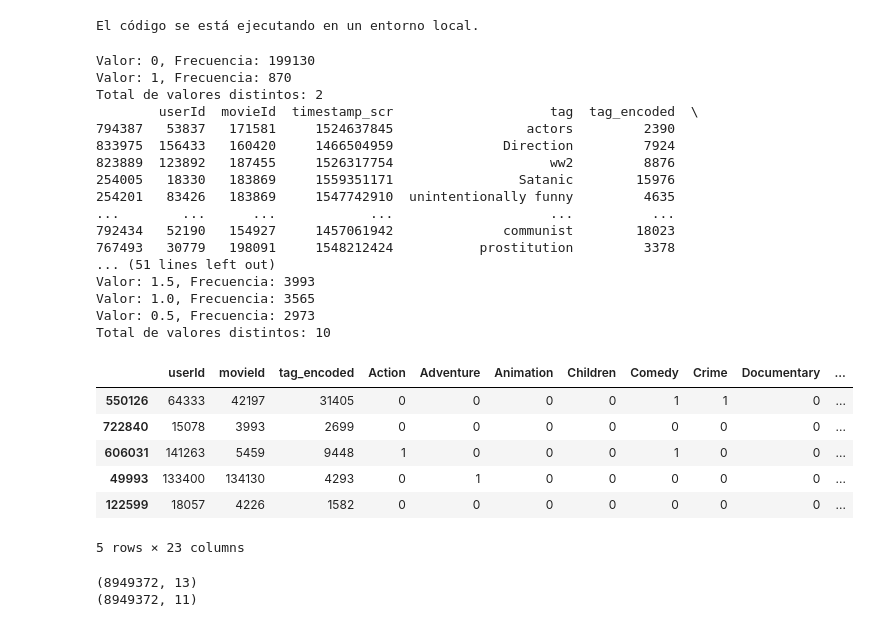
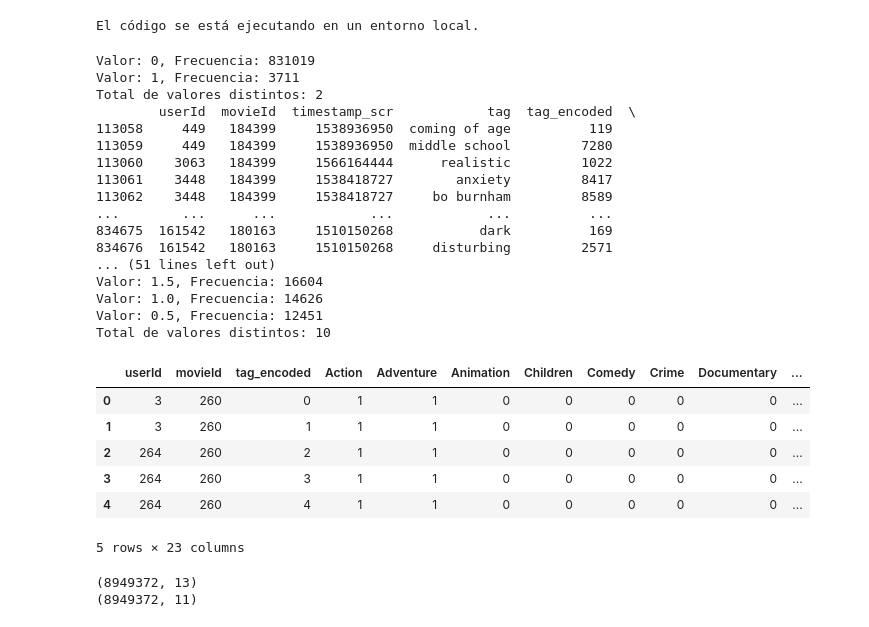
Before and after one commit to Jaime44/WorkSpace, a Jupyter notebook: models/neural network/00_NN_Recommender_system_movie.ipynb, the cells around one changed output. Cells and saved outputs as stored; diff of their text form; code cells hidden in the pictures.

```diff
--- a/models/neural network/00_NN_Recommender_system_movie.ipynb
+++ b/models/neural network/00_NN_Recommender_system_movie.ipynb
@@ -124,48 +124,48 @@ from keras.layers import Dense,Dropout,Flatten,Embedding,BatchNormalization,Conc
 # %%
 dataFrame_ohe = pd.read_csv(path_absolute+'df_movies_rating_2.csv', sep=',')
 data_ohe = dataFrame_ohe.copy()
 
 tamano_muestra = 200000
 # Obtiene una muestra aleatoria uniforme del DataFrame
-data_ohe = data_ohe.sample(n=tamano_muestra, random_state=42)  # random_state para reproducibilidad
+# data_ohe = data_ohe.sample(n=tamano_muestra, random_state=42)  # random_state para reproducibilidad
 
 
 # Quito las calumnas categoricas de título y tag ambas estan represnetadas en las columnas númericas de tag_encode e id movie.
 util.contar_ocurrencias(data_ohe, '(no genres listed)')
 util.mostrar_filas_por_valor(data_ohe, '(no genres listed)', 1)
 
 # Total de clases(Puntuaciones) a predecir
 # 4.0,5.0,3.5,4.5,3.0,2.5,1.0,1.5,0.5
 data_ohe = util.eliminar_columnas(data_ohe, ['tag', 'title', '(no genres listed)'])
 util.contar_ocurrencias(data_ohe, 'rating')
 
 data_ohe = util.eliminar_columnas(data_ohe, ['timestamp_tags', 'timestamp_scr'])
 
 data_ohe.head()
 # %% [output]
-Valor: 0, Frecuencia: 199130
-Valor: 1, Frecuencia: 870
+Valor: 0, Frecuencia: 831019
+Valor: 1, Frecuencia: 3711
 Total de valores distintos: 2
-        userId  movieId  timestamp_scr                    tag  tag_encoded  \
-794387   53837   171581     1524637845                 actors         2390
-833975  156433   160420     1466504959              Direction         7924
-823889  123892   187455     1526317754                    ww2         8876
-254005   18330   183869     1559351171                Satanic        15976
-254201   83426   183869     1547742910  unintentionally funny         4635
-...        ...      ...            ...                    ...          ...
-792434   52190   154927     1457061942              communist        18023
-767493   30779   198091     1548212424           prostitution         3378
+        userId  movieId  timestamp_scr            tag  tag_encoded  \
+113058     449   184399     1538936950  coming of age          119
+113059     449   184399     1538936950  middle school         7280
+113060    3063   184399     1566164444      realistic         1022
+113061    3448   184399     1538418727        anxiety         8417
+113062    3448   184399     1538418727     bo burnham         8589
+...        ...      ...            ...            ...          ...
+834675  161542   180163     1510150268           dark          169
+834676  161542   180163     1510150268     disturbing         2571
 ... (51 lines left out)
-Valor: 1.5, Frecuencia: 3993
-Valor: 1.0, Frecuencia: 3565
-Valor: 0.5, Frecuencia: 2973
+Valor: 1.5, Frecuencia: 16604
+Valor: 1.0, Frecuencia: 14626
+Valor: 0.5, Frecuencia: 12451
 Total de valores distintos: 10
 |  | userId | movieId | tag_encoded | Action | Adventure | Animation | Children | Comedy | Crime | Documentary | ... |
-| 550126 | 64333 | 42197 | 31405 | 0 | 0 | 0 | 0 | 1 | 1 | 0 | ... |
-| 722840 | 15078 | 3993 | 2699 | 0 | 0 | 0 | 0 | 0 | 0 | 0 | ... |
-| 606031 | 141263 | 5459 | 9448 | 1 | 0 | 0 | 0 | 1 | 0 | 0 | ... |
-| 49993 | 133400 | 134130 | 4293 | 0 | 1 | 0 | 0 | 0 | 0 | 0 | ... |
-| 122599 | 18057 | 4226 | 1582 | 0 | 0 | 0 | 0 | 0 | 0 | 0 | ... |
+| 0 | 3 | 260 | 0 | 1 | 1 | 0 | 0 | 0 | 0 | 0 | ... |
+| 1 | 3 | 260 | 1 | 1 | 1 | 0 | 0 | 0 | 0 | 0 | ... |
+| 2 | 264 | 260 | 2 | 1 | 1 | 0 | 0 | 0 | 0 | 0 | ... |
+| 3 | 264 | 260 | 3 | 1 | 1 | 0 | 0 | 0 | 0 | 0 | ... |
+| 4 | 264 | 260 | 4 | 1 | 1 | 0 | 0 | 0 | 0 | 0 | ... |
 5 rows × 23 columns
 # %%
 #Carga de datos y preprocesado
```
Also changed, not shown: parts of 50 cells of this notebook.
